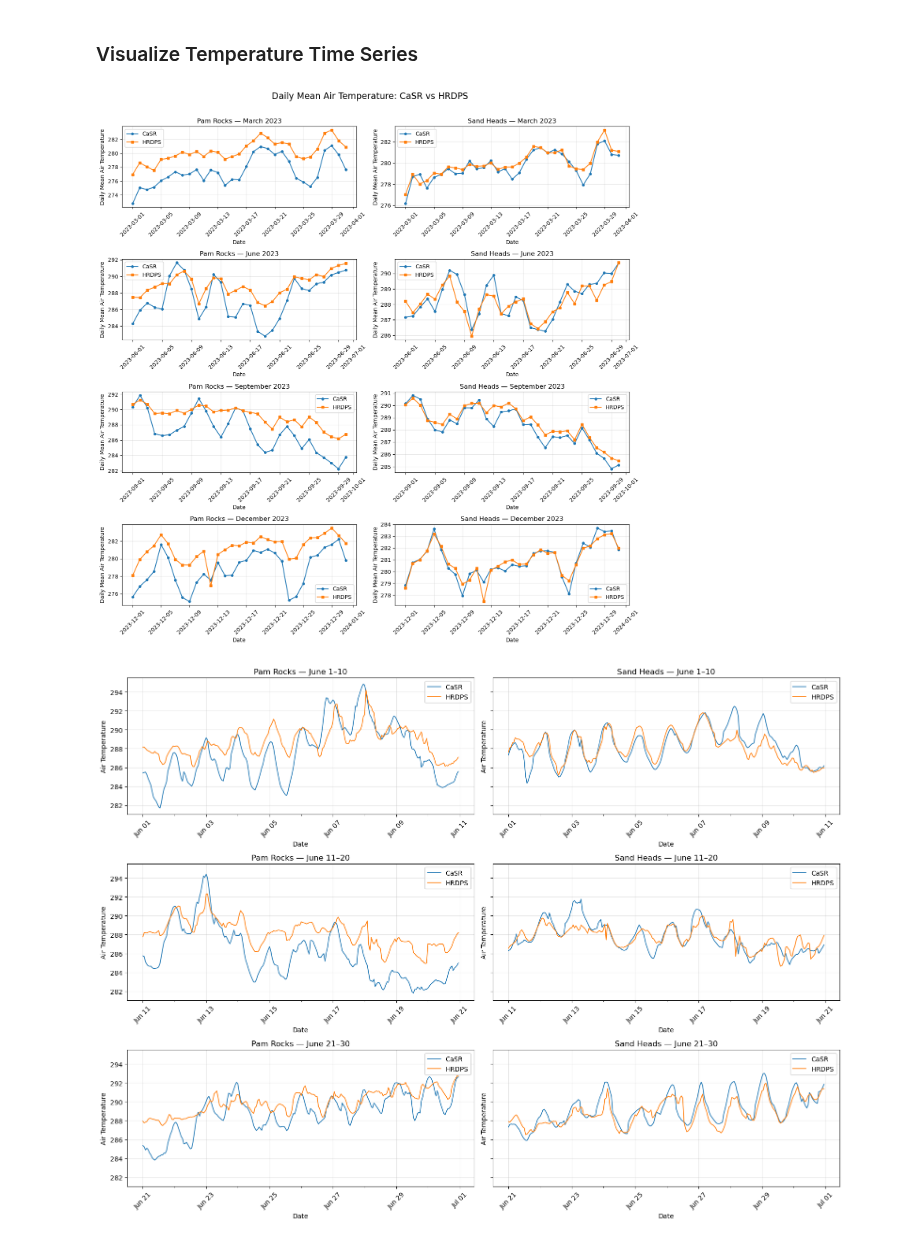
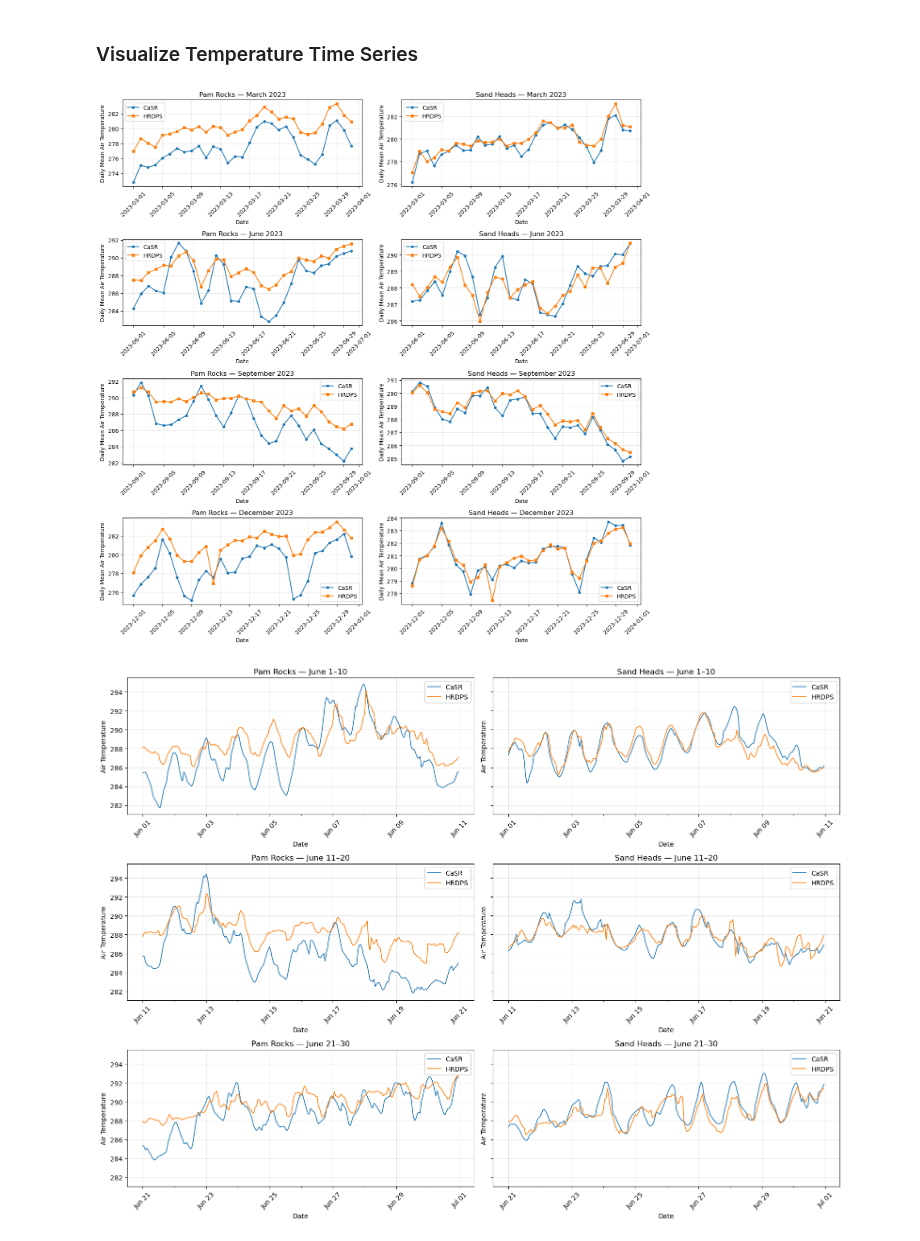
Before and after one commit to SalishSeaCast/analysis-junqi, a Jupyter notebook: Analysis_Atmospheric_Forcing/Analysis_results_comparison/00MMM2023/CaSR_2023_Results.ipynb, the cells around one changed output. Cells and saved outputs as stored; diff of their text form; code cells hidden in the pictures.

```diff
--- a/Analysis_Atmospheric_Forcing/Analysis_results_comparison/00MMM2023/CaSR_2023_Results.ipynb
+++ b/Analysis_Atmospheric_Forcing/Analysis_results_comparison/00MMM2023/CaSR_2023_Results.ipynb
@@ -1822,7 +1822,7 @@ from pathlib import Path
 # ============================================================
 
 base_dir = Path(
-    "/home/jqiu/analysis-junqi/Analysis_Atmospheric_Forcing/Analysis_results_comparison/00MMM2023"
+    "/home/jqiu/analysis-junqi/Analysis_Atmospheric_Forcing/Analysis_results_comparison/00MMM2023/Data_Forcing_Sites"
 )
 
 
@@ -1995,42 +1995,34 @@ for row, (month_name, month_info) in enumerate(months.items()):
         )
 
         ax.set_xlabel(
             "Date"
         )
 
         ax.legend()
 
         ax.tick_params(
             axis="x",
             rotation=45,
         )
 
 
-# ============================================================
-# 7. Overall title
-# ============================================================
 
-fig.suptitle(
-    "Daily Mean Air Temperature: CaSR vs HRDPS",
-    fontsize=16,
-    y=1.01,
-)
 
 
 # ============================================================
 # 8. Layout
 # ============================================================
 
 plt.tight_layout()
 
 
 # ============================================================
 # 9. Show
 # ============================================================
 
 plt.show()
 # %% [output]
-[figure, old version]
+[figure, new version]
 # %%
 # hourly visualization in June
 # %%
```
